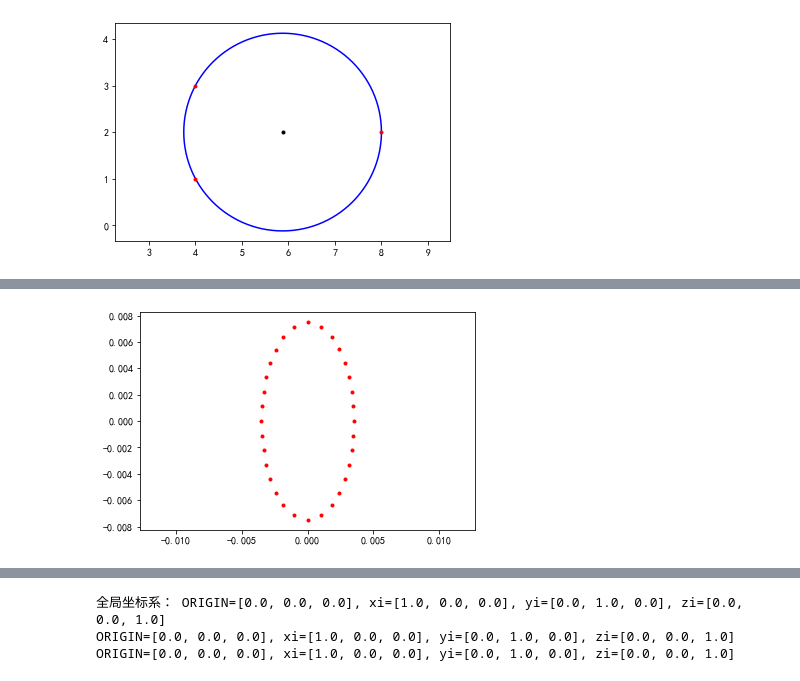
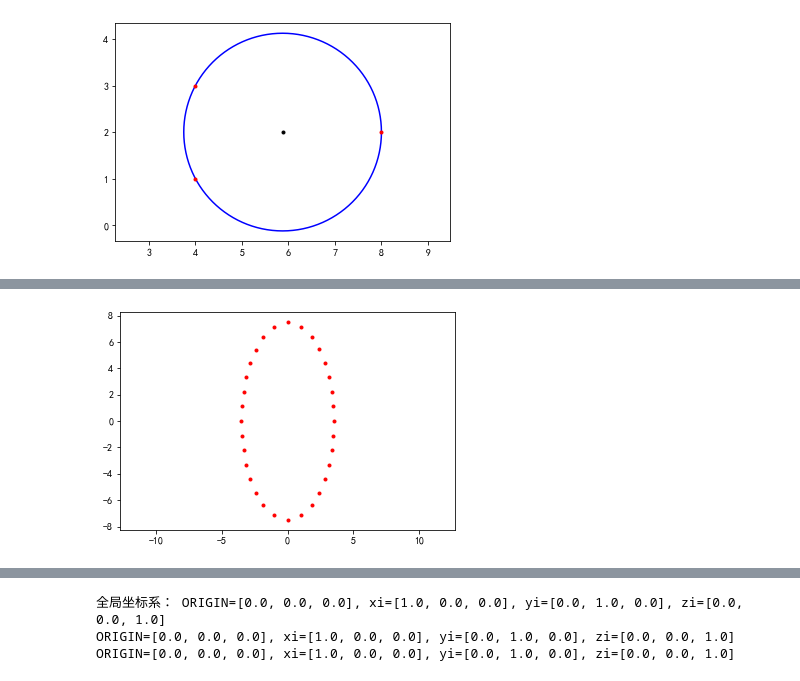
Before and after one commit to madokast/madokast.github.io.old, a Jupyter notebook: books/cct/cctpy/introduction2cctpy.ipynb, the cells around one changed output, grey strips where cells are left out. Cells and saved outputs as stored; diff of their text form; code cells hidden in the pictures.

```diff
--- a/books/cct/cctpy/introduction2cctpy.ipynb
+++ b/books/cct/cctpy/introduction2cctpy.ipynb
@@ -405,16 +406,16 @@ print(coefficient)
 # %%
 # Ellipse 椭圆对象。用于生成椭圆圆周上均匀分布的若干点
 # 支持生成 Ax^2+Bxy+Cy^2=D 的椭圆
 
-e = BaseUtils.Ellipse(A=1/(3.5*MM)**2,B=0,C=1/(7.5*MM)**2,D=1)
+e = BaseUtils.Ellipse(A=1/3.5**2,B=0,C=1/7.5**2,D=1)
 
 # 生成椭圆圆周上均匀分布的 32 个点
 points = e.uniform_distribution_points_along_edge(32)
 Plot2.plot_p2s(points,'r.')
 Plot2.equal()
 # Plot2.show()
 # %% [output]
-[figure, old version]
+[figure, new version]
 # %% [markdown]
 # Magnet 磁铁对象
 
```
Also changed, not shown: parts of 25 cells of this notebook.
